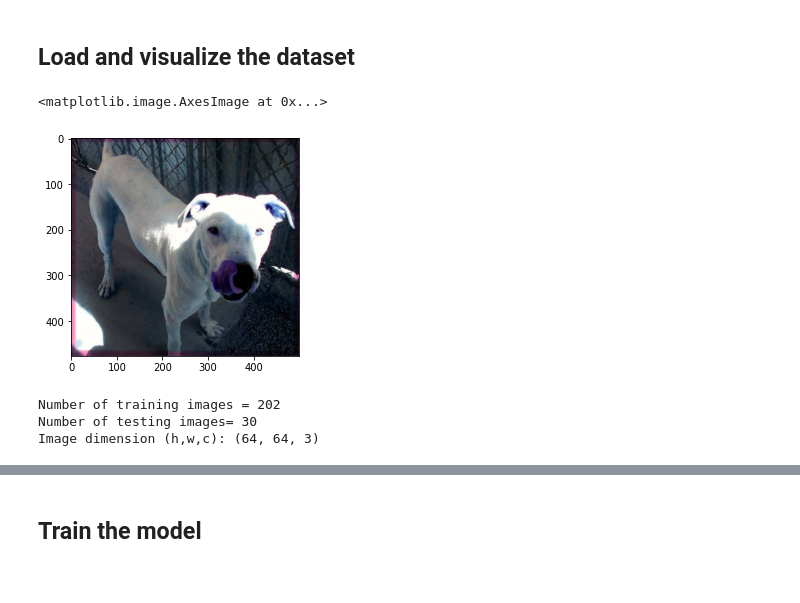
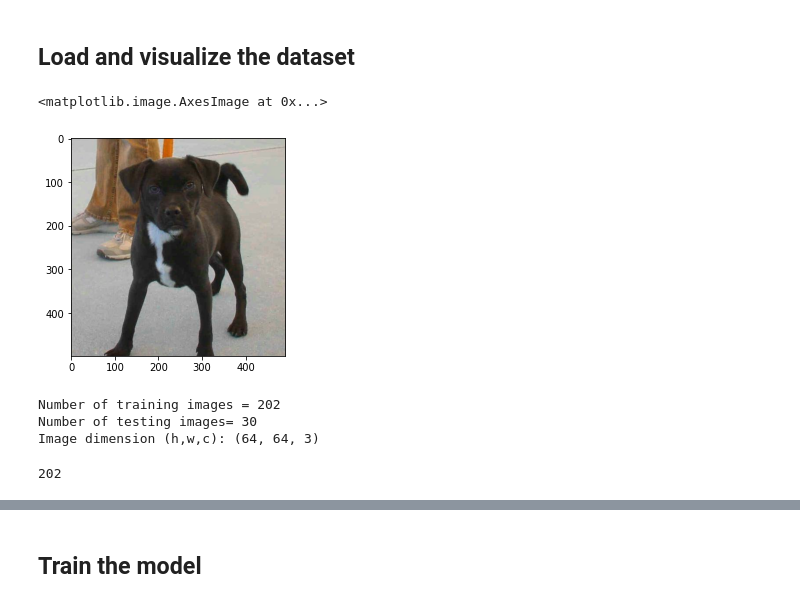
Before and after one commit to shazzad-hasan/machine-learning-from-first-principles, a Jupyter notebook: logistic_regression.ipynb, the cells around one changed output, grey strips where cells are left out. Drawn from its saved outputs; the diff is of its cells as text; code cells hidden in the pictures.

```diff
--- a/logistic_regression.ipynb
+++ b/logistic_regression.ipynb
@@ -38,12 +40,12 @@ test_dir = 'test/'
 train_images = [train_dir+i for i in os.listdir(train_dir)]
 test_images =  [test_dir+i for i in os.listdir(test_dir)]
 # %%
-index = 0
+index = 10
 img = cv2.imread(train_images[index])
 plt.imshow(img)
 # %% [output]
 <matplotlib.image.AxesImage at 0x...>
-[figure, old version]
+[figure, new version]
 # %%
 def read_image(file_path):
     img = cv2.imread(file_path, cv2.IMREAD_COLOR)
@@ -79,4 +81,8 @@ print ("Image dimension (h,w,c): (" + str(num_px) + ", " + str(num_px) + ", 3)")
 Number of training images = 202
 Number of testing images= 30
 Image dimension (h,w,c): (64, 64, 3)
+# %%
+print(len(train_y[0]))
+# %% [output]
+202
 # %%
```
Also changed, not shown: parts of 15 cells of this notebook.
